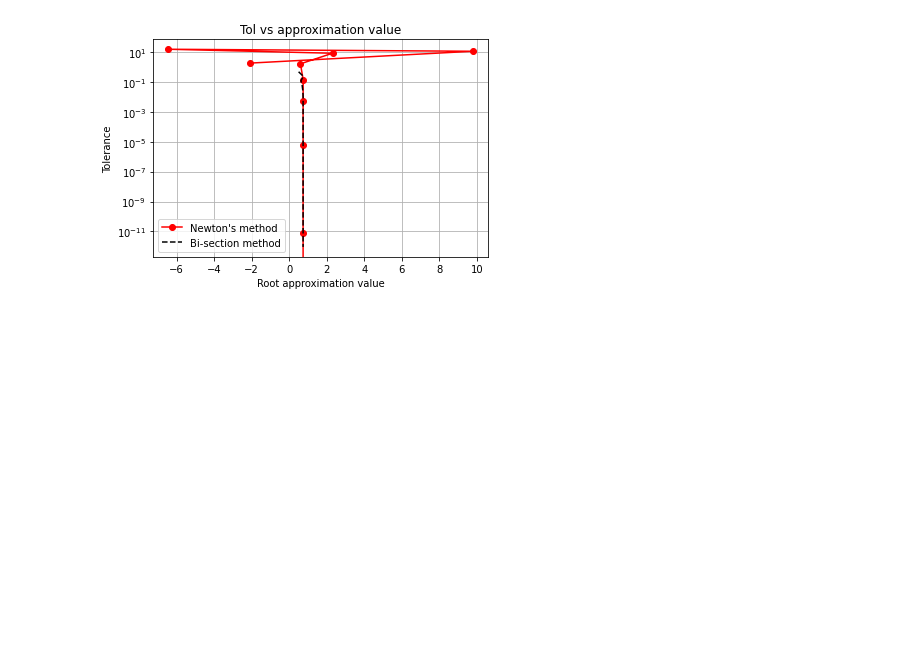
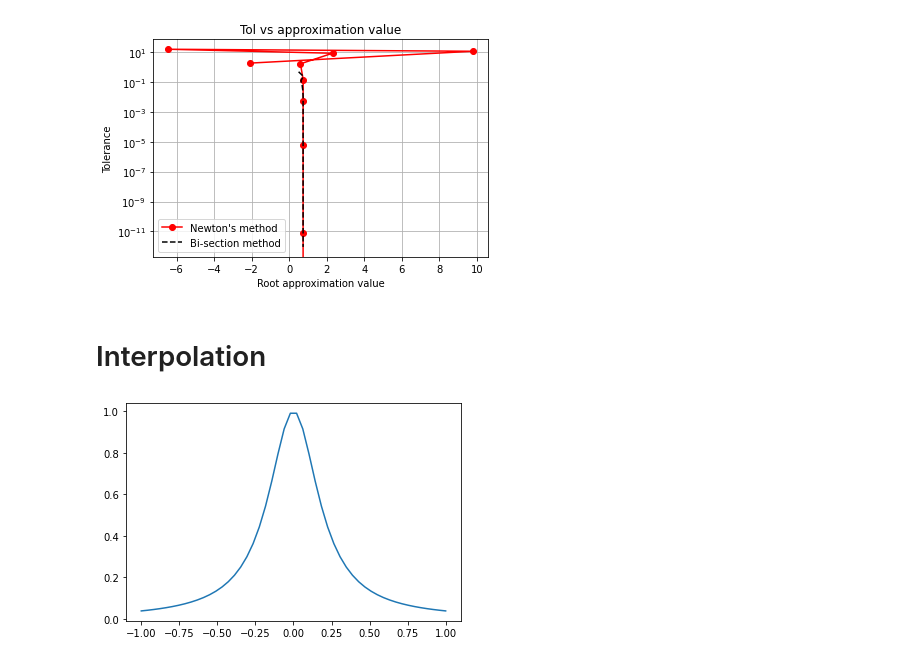
Before and after one commit to RiteshKhan/Random, a Jupyter notebook: 11_02_2022.ipynb, the cells around one changed output. Cells and saved outputs as stored; diff of their text form; code cells hidden in the pictures; blank space fills up the shorter version.

```diff
--- a/11_02_2022.ipynb
+++ b/11_02_2022.ipynb
@@ -375,3 +377,13 @@ plt.legend()
 plt.show()
 # %% [output]
 [figure]
+# %% [markdown]
+# Interpolation
+# %%
+# Runge phenomenon f(x)  = 1/(1+25*x^2)
+xvec = np.linspace(-1.0,1.0,50)
+f = lambda x : 1/(1+25*x**2)
+plt.plot(xvec,f(xvec))
+plt.show()
+# %% [output]
+[figure, added]
```
Also changed, not shown: parts of 5 cells of this notebook.
